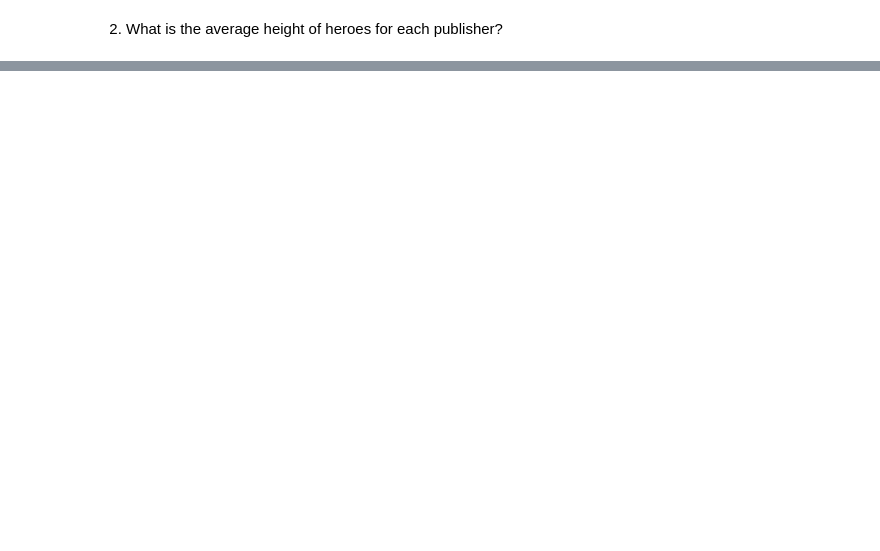
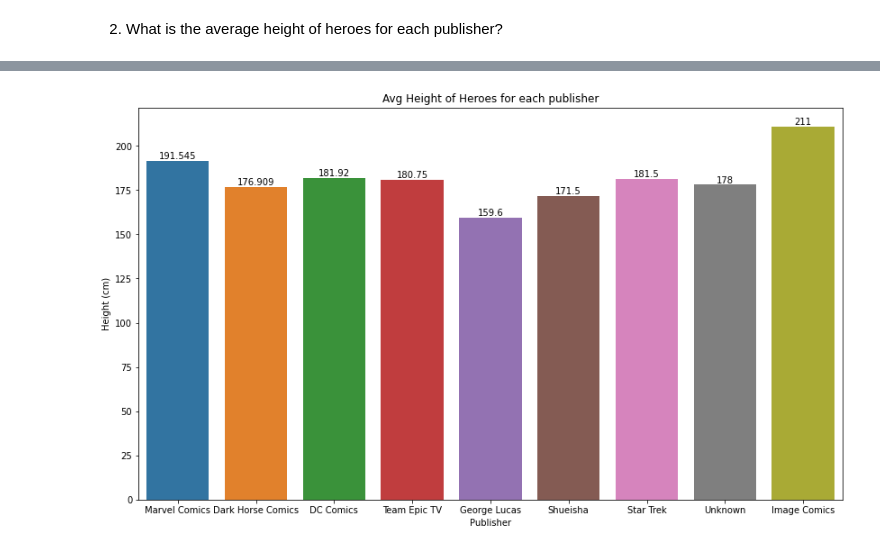
Before and after one commit to jeangarcia77/Wk14-Local-Workflow-practice, a Jupyter notebook: Applying Advanced Transformations (Core).ipynb, the cells around one changed output, grey strips where cells are left out. Saved outputs shown, nothing was run; the diff lists cells and outputs as text; code cells hidden in the pictures; blank space fills up the shorter version.

```diff
--- a/Applying Advanced Transformations (Core).ipynb
+++ b/Applying Advanced Transformations (Core).ipynb
@@ -295,0 +322,9 @@ Avg_weight_filter = df['Weight (kg)'].mean()
+# %%
+fig,ax= plt.subplots(figsize=(14, 8))#data=df, x='Publisher', y='Height (cm)', ci=None);
+sns.barplot(x= 'Publisher', y='Height (cm)', ax=ax, data=df, ci=None).set(title='Avg Height of Heroes for each publisher')
+
+plt.bar_label(ax.containers[0]);
+
+# Reference: https://stackoverflow.com/questions/68320207/how-to-get-the-label-values-on-a-bar-chat-with-seaborn-on-a-categorical-data
+# %% [output]
+[figure, added]
```
Also changed, not shown: parts of 4 cells of this notebook.
